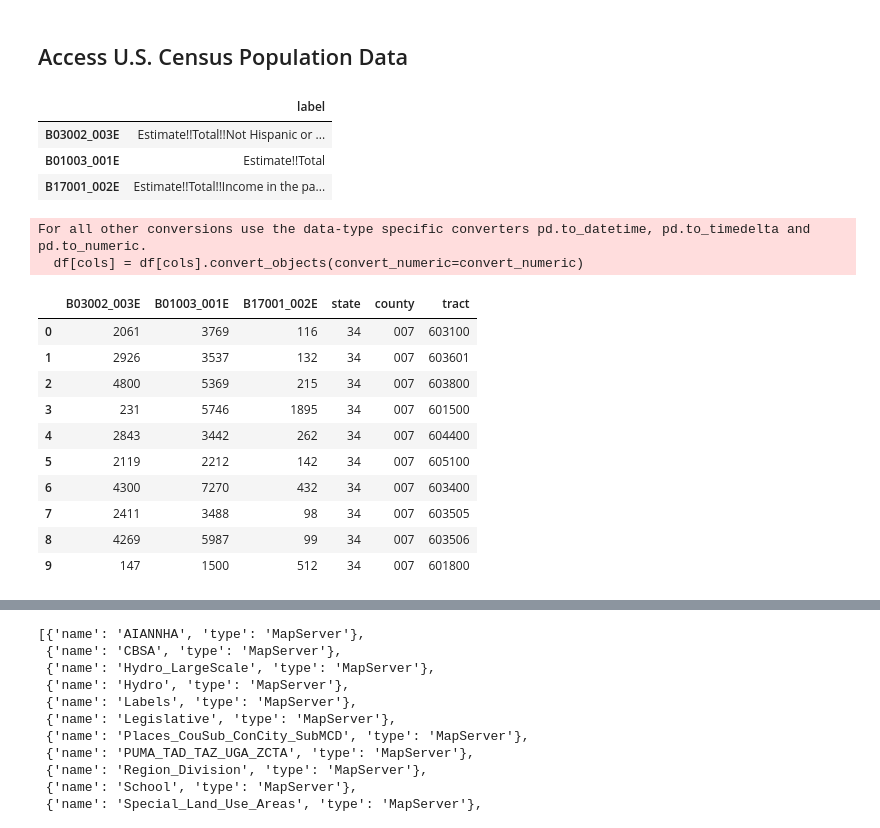
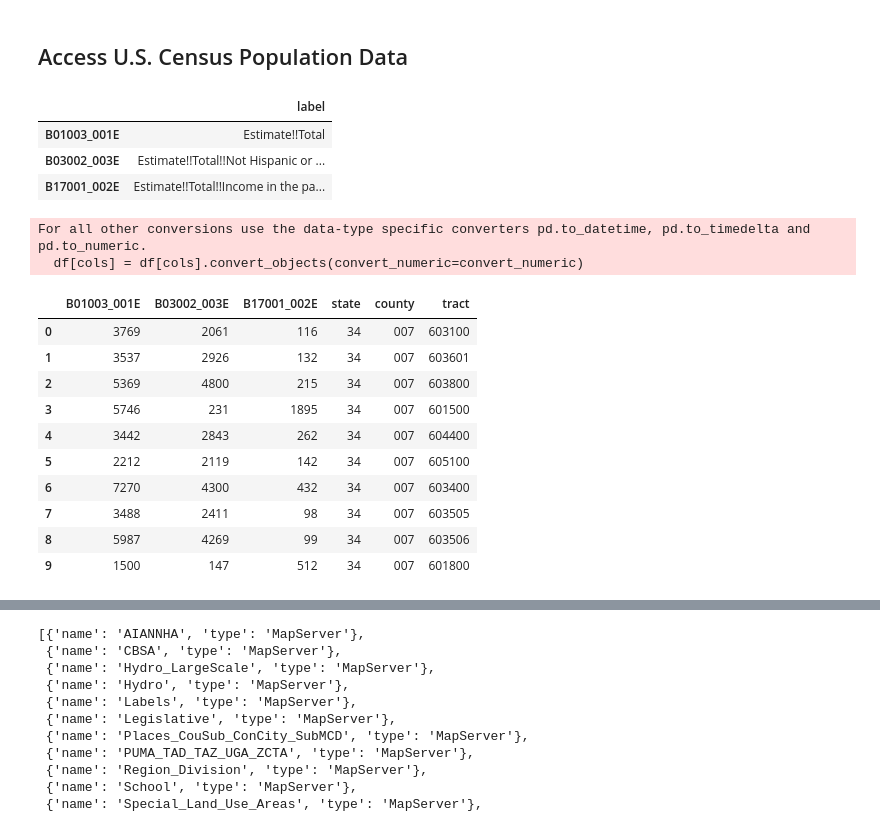
Before and after one commit to zstatmanweil/EJ-analysis-map, a Jupyter notebook: Census.ipynb, the cells around one changed output, grey strips where cells are left out. Drawn from its saved outputs; the diff is of its cells as text; code cells hidden in the pictures.

```diff
--- a/Census.ipynb
+++ b/Census.ipynb
@@ -80,9 +81,9 @@ vars[vars['label'].str.contains("poverty")]
 # %% [markdown]
 ## Access U.S. Census Population Data
 # %%
-# Select white population ('B03002_003E'), total population ('B01003_001E'),
+# Select total population ('B01003_001E'), white population ('B03002_003E'),
 # and population below the poverty line ('B17001_002E')
-cols = ['B03002_003E','B01003_001E', 'B17001_002E']
+cols = ['B01003_001E','B03002_003E','B17001_002E']
 # %%
 # Explore the columns from the Detailed Tables dataset
 cols_detail=pd.DataFrame(con.variables.loc[cols].label)
@@ -93,26 +94,26 @@ with pd.option_context('display.max_colwidth',0):
 # And here: https://api.census.gov/data/2017/acs/acs5/variables.html
 # %% [output]
 |  | label |
+| B01003_001E | Estimate!!Total |
 | B03002_003E | Estimate!!Total!!Not Hispanic or ... |
-| B01003_001E | Estimate!!Total |
 | B17001_002E | Estimate!!Total!!Income in the pa... |
 # %%
-data_DT = con.query(cols_DT, geo_unit = 'tract', geo_filter = {'state':'34'})
+data = con.query(cols, geo_unit = 'tract', geo_filter = {'state':'34'})
 # Prints a deprecation warning because of how cenpy calls pandas
 # %% [output]
 For all other conversions use the data-type specific converters pd.to_datetime, pd.to_timedelta and pd.to_numeric.
   df[cols] = df[cols].convert_objects(convert_numeric=convert_numeric)
 # %%
-data_DT.head(10)
+data.head(10)
 # %% [output]
-|  | B03002_003E | B01003_001E | B17001_002E | state | county | tract |
-| 0 | 2061 | 3769 | 116 | 34 | 007 | 603100 |
-| 1 | 2926 | 3537 | 132 | 34 | 007 | 603601 |
-| 2 | 4800 | 5369 | 215 | 34 | 007 | 603800 |
-| 3 | 231 | 5746 | 1895 | 34 | 007 | 601500 |
-| 4 | 2843 | 3442 | 262 | 34 | 007 | 604400 |
-| 5 | 2119 | 2212 | 142 | 34 | 007 | 605100 |
-| 6 | 4300 | 7270 | 432 | 34 | 007 | 603400 |
-| 7 | 2411 | 3488 | 98 | 34 | 007 | 603505 |
-| 8 | 4269 | 5987 | 99 | 34 | 007 | 603506 |
-| 9 | 147 | 1500 | 512 | 34 | 007 | 601800 |
+|  | B01003_001E | B03002_003E | B17001_002E | state | county | tract |
+| 0 | 3769 | 2061 | 116 | 34 | 007 | 603100 |
+| 1 | 3537 | 2926 | 132 | 34 | 007 | 603601 |
+| 2 | 5369 | 4800 | 215 | 34 | 007 | 603800 |
+| 3 | 5746 | 231 | 1895 | 34 | 007 | 601500 |
+| 4 | 3442 | 2843 | 262 | 34 | 007 | 604400 |
+| 5 | 2212 | 2119 | 142 | 34 | 007 | 605100 |
+| 6 | 7270 | 4300 | 432 | 34 | 007 | 603400 |
+| 7 | 3488 | 2411 | 98 | 34 | 007 | 603505 |
+| 8 | 5987 | 4269 | 99 | 34 | 007 | 603506 |
+| 9 | 1500 | 147 | 512 | 34 | 007 | 601800 |
```
Also changed, not shown: parts of 24 cells of this notebook.
